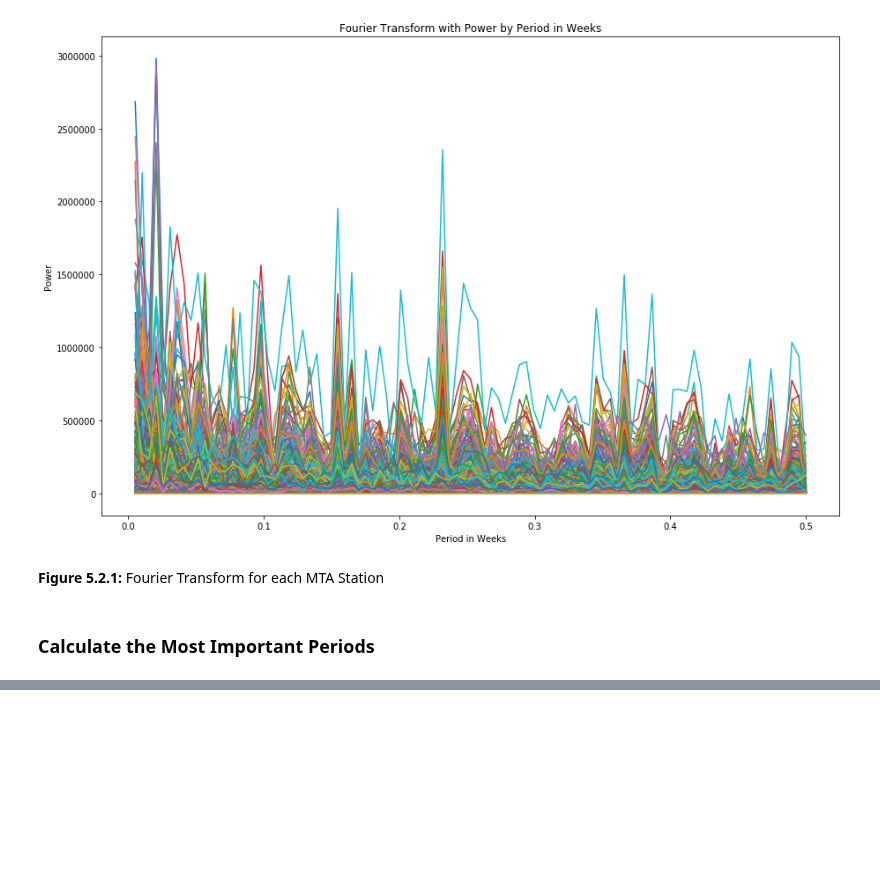
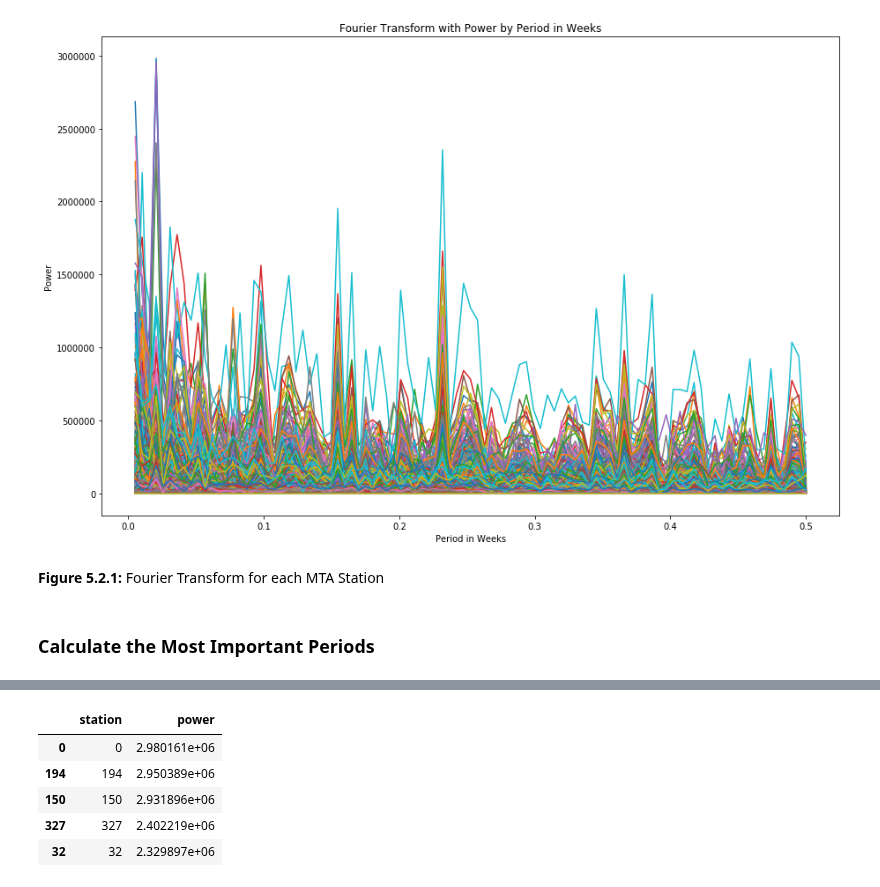
Before and after one commit to seanandrewchen/PUI2017_sac820, a Jupyter notebook: HW10_sac820/HW10_sac820.ipynb, the cells around one changed output, grey strips where cells are left out. Saved outputs shown, nothing was run; the diff lists cells and outputs as text; code cells hidden in the pictures; blank space fills up the shorter version.

```diff
--- a/HW10_sac820/HW10_sac820.ipynb
+++ b/HW10_sac820/HW10_sac820.ipynb
@@ -535,3 +535,4 @@ for i in range(599):
 station = list(tuple(range(0,600,1)))
 # %%
 powerCalc = pd.DataFrame(list(zip(station, power)))
+powerCalc.columns = ['station', 'power']
@@ -573,0 +539,11 @@ fig.subplots_adjust(top=0.93)
+# %%
+powerCalcSorted = powerCalc.sort_values(by='power', ascending=False)
+# %%
+powerCalcSorted.head()
+# %% [output]
+|  | station | power |
+| 0 | 0 | 2.980161e+06 |
+| 194 | 194 | 2.950389e+06 |
+| 150 | 150 | 2.931896e+06 |
+| 327 | 327 | 2.402219e+06 |
+| 32 | 32 | 2.329897e+06 |
```
Also changed, not shown: parts of 3 cells of this notebook.
